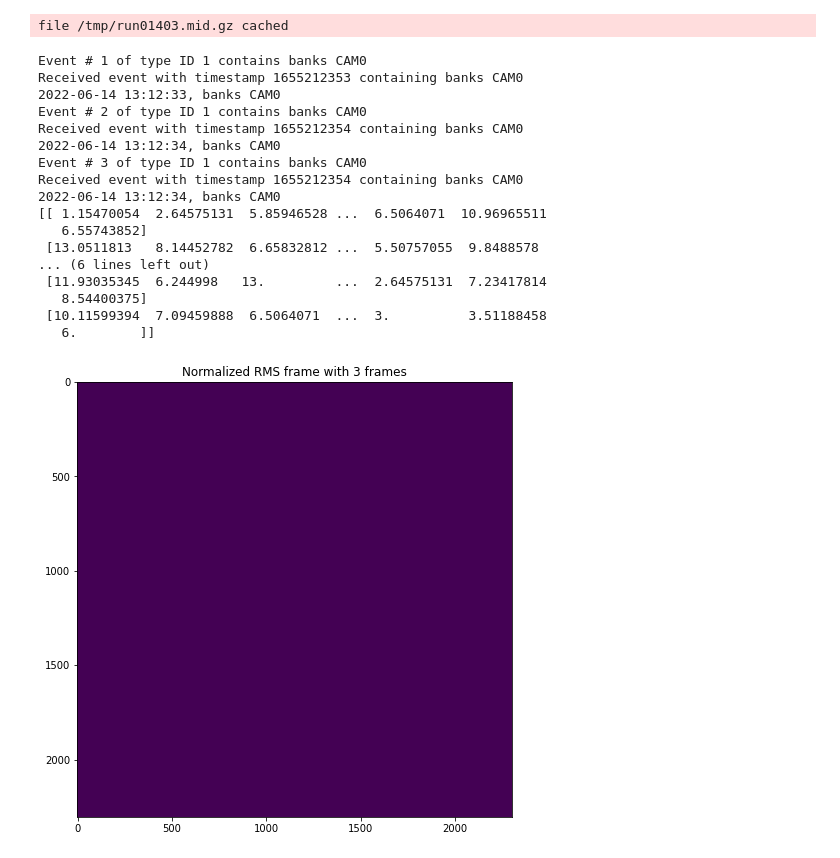
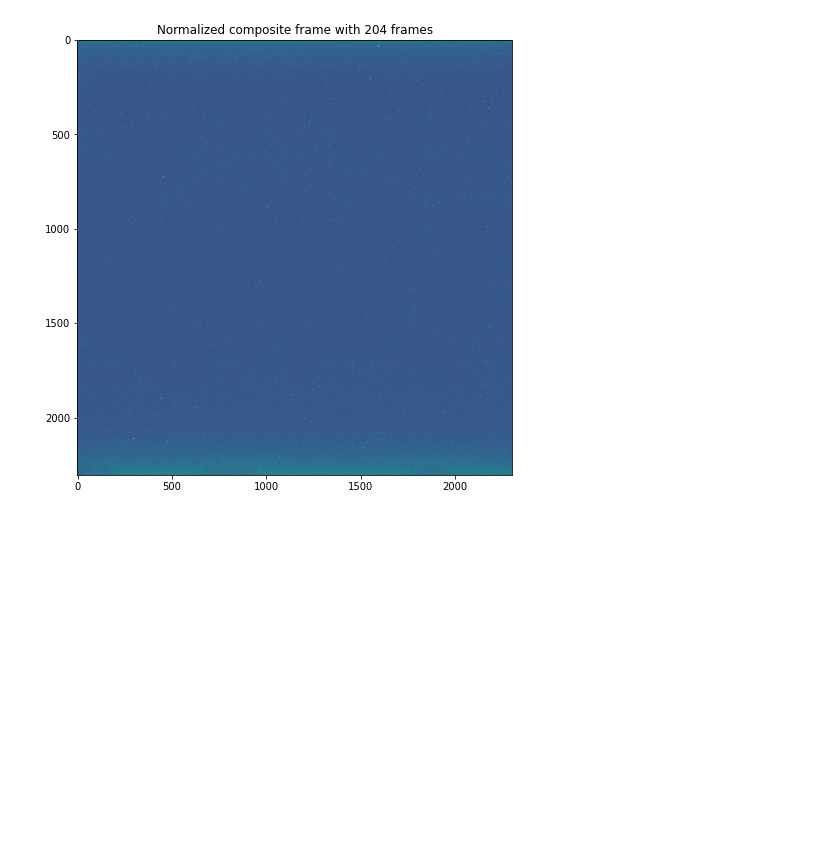
Before and after one commit to jeffkblee/Image-Processing, a Jupyter notebook: Jeffrey.ipynb, the cells around one changed output. Cells and saved outputs as stored; diff of their text form; code cells hidden in the pictures; blank space fills up the shorter version.

```diff
--- a/Jeffrey.ipynb
+++ b/Jeffrey.ipynb
@@ -23,23 +23,23 @@ Successfully built cygno
 Installing collected packages: cygno
 Successfully installed cygno-1.0.6
 # %%
-# Reads images from an array and combines them.
-# Generate a normalized composite image.
-# Input: run number, path
-# Output: normalized composite image, number of frames used to generate said image.
-# Note: Needs manual checking of shape of array to set up "image" variable.
-
 import midas.file_reader
 from datetime import datetime
 import numpy as np
 from matplotlib import pyplot as plt
 import cygno as cy
 
-def ped_array(run_, path_ = '/tmp/', cloud_ = True, tag_ = 'STD', verbose_ = True):
 
-    mfile = cy.open_mid(run=run_, path=path_, cloud=cloud_, tag=tag_, verbose=verbose_)
-    foutm_name = (path_+"mean_Run{:05d}".format(run_))
-    fouts_name = (path_+"sigma_Run{:05d}".format(run_))
+# Reads pedestal images from an array and combines them.
+# Generate a normalized composite image.
+# Input: run number, path
+# Output: normalized mean image, std of images, number of frames used to generate said image.
+# Note: Needs manual checking of shape of array to set up "image" variable.
+def ped_array(run, path = '/tmp/', cloud = True, tag = 'STD', verbose = True):
+
+    mfile = cy.open_mid(run=run, path=path, cloud=cloud, tag=tag, verbose=verbose)
+    foutm_name = (path+"mean_Run{:05d}".format(run)+"ped")
+    fouts_name = (path+"sigma_Run{:05d}".format(run)+"ped")
 
     noFrame = 0
     #shape of the images array (23004,2304)
@@ -47,15 +47,15 @@ def ped_array(run_, path_ = '/tmp/', cloud_ = True, tag_ = 'STD', verbose_ = Tru
     s_image = np.zeros((2304,2304)) # root mean square of frames
     for event in mfile:
         if event.header.is_midas_internal_event():
-            print("Saw a special event")
+            if verbose: print("Saw a special event")
             continue
 
         bank_names = ", ".join(b.name for b in event.banks.values())
         print("Event # %s of type ID %s contains banks %s" % (event.header.serial_number, event.header.event_id, bank_names))
-        print("Received event with timestamp %s containing banks %s" % (event.header.timestamp, bank_names))
-        print("%s, banks %s" % (datetime.utcfromtimestamp(event.header.timestamp).strftime('%Y-%m-%d %H:%M:%S'), bank_names))
+        if verbose: print("Received event with timestamp %s containing banks %s" % (event.header.timestamp, bank_names))
+        if verbose: print("%s, banks %s" % (datetime.utcfromtimestamp(event.header.timestamp).strftime('%Y-%m-%d %H:%M:%S'), bank_names))
 
-        if noFrame >= 3: break # Limit the frames produced for ease of debugging
+        #if noFrame >= 3: break # Limit the frames produced for ease of debugging
         for bank_name, bank in event.banks.items():
             if bank_name=='DGH0': # PMTs wavform
                 header = cy.daq_dgz2header(bank)
@@ -67,7 +67,7 @@ def ped_array(run_, path_ = '/tmp/', cloud_ = True, tag_ = 'STD', verbose_ = Tru
                 s_image = np.add(s_image, imageFrame**2)
                 # plt.figure(figsize=(8,8))
                 # plt.imshow(imageFrame, vmin=95, vmax=115)
-                # plt.title("Frame %s" %i)
+                # plt.title("Frame %s" %noFrame)
                 # plt.show()
                 noFrame += 1
             if bank_name=='INPT': # SLOW channels array
@@ -77,20 +77,24 @@ def ped_array(run_, path_ = '/tmp/', cloud_ = True, tag_ = 'STD', verbose_ = Tru
     np.save(foutm_name, m_image)
 
     s_image = np.sqrt((s_image - m_image**2 * noFrame)/(noFrame - 1))
-    print(s_image)
+    np.save(fouts_name, s_image)
+    # print(s_image)
 
 
-    plt.figure(figsize=(8,8))
-    plt.imshow(s_image, vmin=70, vmax=105)
-    plt.title("Normalized RMS frame with %s frames" %noFrame)
-    plt.show()
+    # plt.figure(figsize=(8,8))
+    # plt.imshow(s_image, vmin=0, vmax=10)
+    # plt.title("Normalized RMS frame with %s frames" %noFrame)
+    # plt.show()
 
-    return m_image, noFrame
+    return m_image, s_image, noFrame
 
 
-pedestal, noFrame = ped_array(1403)
-# plt.figure(figsize=(8,8))
-# plt.imshow(pedestal, vmin=95, vmax=115)
-# plt.title("Normalized composite frame with %s frames" %noFrame)
-# plt.show()
+
+# Run 250 Pedestal at LNF
+pedestal_mean, pedestal_sigma, noFrame = ped_array(250, verbose = False)
+plt.figure(figsize=(8,8))
+plt.imshow(pedestal_mean, vmin=95, vmax=115)
+#plt.imshow(pedestal_sigma, vmin=0, vmax=10)
+plt.title("Normalized composite frame with %s frames" %noFrame)
+plt.show()
 # %% [output]
@@ -112,19 +118 @@ Received event with timestamp 1655212352 containing banks CAM0
-file /tmp/run01403.mid.gz cached
-Event # 1 of type ID 1 contains banks CAM0
-Received event with timestamp 1655212353 containing banks CAM0
-2022-06-14 13:12:33, banks CAM0
-Event # 2 of type ID 1 contains banks CAM0
-Received event with timestamp 1655212354 containing banks CAM0
-2022-06-14 13:12:34, banks CAM0
-Event # 3 of type ID 1 contains banks CAM0
-Received event with timestamp 1655212354 containing banks CAM0
-2022-06-14 13:12:34, banks CAM0
-[[ 1.15470054  2.64575131  5.85946528 ...  6.5064071  10.96965511
-   6.55743852]
- [13.0511813   8.14452782  6.65832812 ...  5.50757055  9.8488578
-... (6 lines left out)
- [11.93035345  6.244998   13.         ...  2.64575131  7.23417814
-   8.54400375]
- [10.11599394  7.09459888  6.5064071  ...  3.          3.51188458
-   6.        ]]
-[figure, old version]
+[figure, new version]
```
Also changed, not shown: parts of 5 cells of this notebook.
